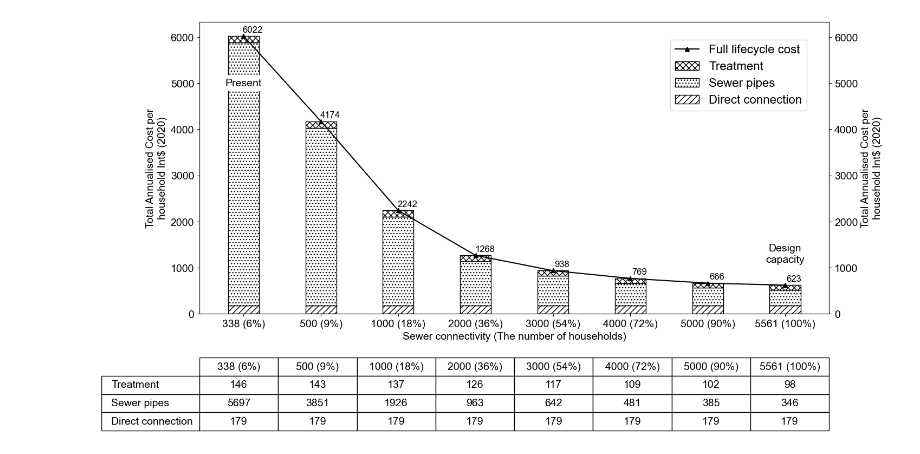
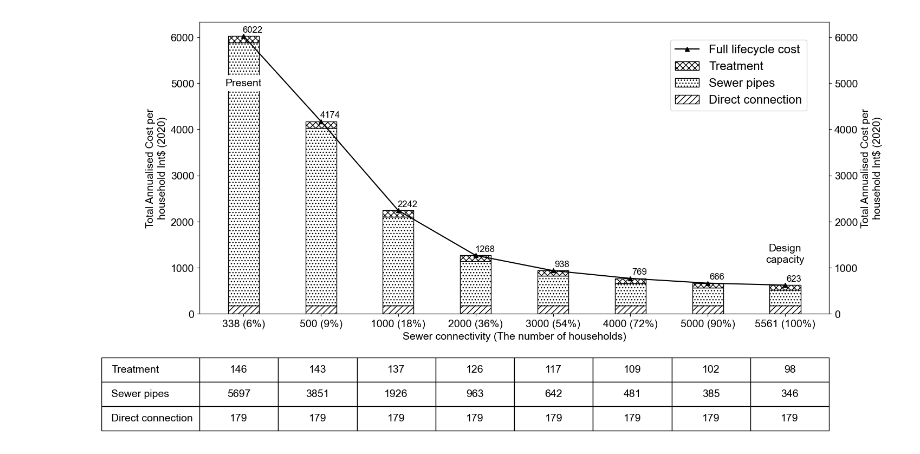
Before and after one commit to JinIgarashi/cactus-narok-figures, a Jupyter notebook: Figure8 Full lifecycle cost of sewage.ipynb, the cells around one changed output. Drawn from its saved outputs; the diff is of its cells as text; code cells hidden in the pictures.

```diff
--- a/Figure8 Full lifecycle cost of sewage.ipynb
+++ b/Figure8 Full lifecycle cost of sewage.ipynb
@@ -70,7 +70,7 @@ table_data = table_data.iloc[::-1]
 table = ax1.table(
     cellText=table_data.values,
     cellLoc='center',
-    colLabels=table_data.columns,
+#     colLabels=table_data.columns,
     rowLabels=table_data.index,
     loc='bottom',
     bbox = [0, -0.4, 1, 0.25]
@@ -80,31 +80,31 @@ table.auto_set_font_size(False)
 table.set_fontsize(14)
 
 ax2 = ax1.twinx()
 sum = df.sum(axis=1, numeric_only=True)
 line = ax2.plot(df.index, sum, color='k', marker='^', label='Full lifecycle cost')
 
 ax2.set_ylabel('Total Annualised Cost per\nhousehold Int$ (2020)', fontsize=14)
 
 for x, y in zip(df.index, sum):
     ax2.annotate("{:.0f}".format(y), xy=(x, y), xytext=(12, 5), textcoords="offset points", ha='center', fontsize=12)
 
 # y軸の範囲を揃える
 ax1.set_ylim([0, sum.max() * 1.05])
 ax2.set_ylim([0, sum.max() * 1.05])
 
 # ax1とax2の共通凡例を作成する
 lines, labels = ax1.get_legend_handles_labels()
 lines2, labels2 = ax2.get_legend_handles_labels()
 handles = lines + lines2
 labels = labels + labels2
 fig.legend(reversed(handles), reversed(labels), bbox_to_anchor=(0.88, 0.85), fontsize=16)
 
 ax1.text(0, 5000, 'Present', fontsize=14, ha='center', va='center', bbox=dict(facecolor='white', edgecolor='none', alpha=1, boxstyle='round'))
 
 ax1.text(7, 1300, 'Design\ncapacity', fontsize=14, ha='center', va='center', bbox=dict(facecolor='white', edgecolor='none', alpha=1, boxstyle='round'))
 
 plt.savefig(file_path, format="pdf", dpi=dpi, transparent=True, bbox_inches='tight')
 plt.savefig(f"{file_path}.png", format="png", dpi=dpi, transparent=True, bbox_inches='tight')
 plt.show()
 # %% [output]
-[figure, old version]
+[figure, new version]
```
Also changed, not shown: 11 other files.
